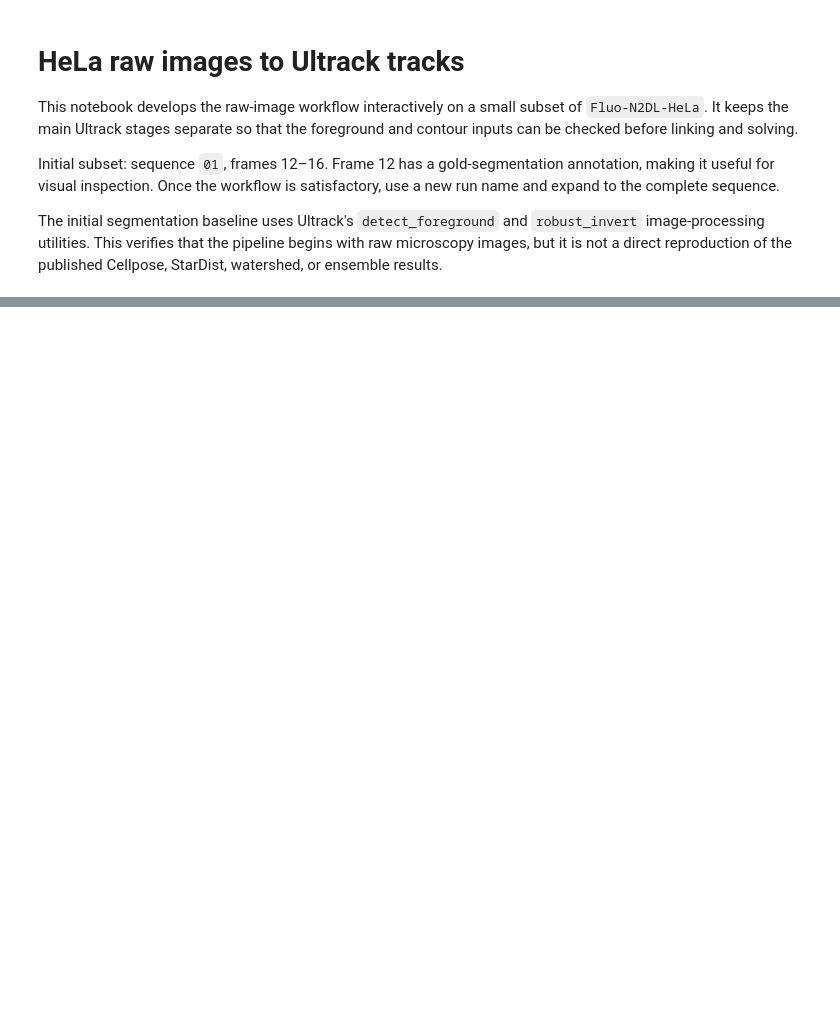
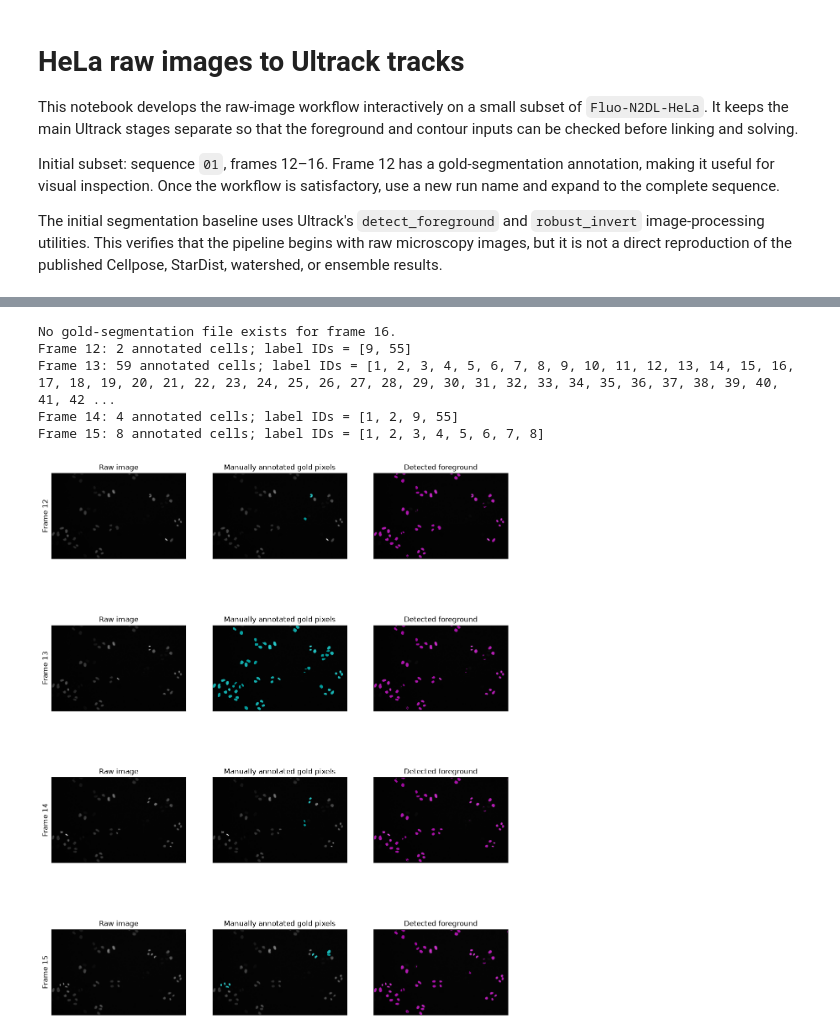
Before and after one commit to dsi-rse/clinic-2026-cell-tracking, a Jupyter notebook: notebooks/ultrack/01_hela_raw_to_tracks.ipynb, the cells around one changed output, grey strips where cells are left out. Drawn from its saved outputs; the diff is of its cells as text; code cells hidden in the pictures; blank space fills up the shorter version.

```diff
--- a/notebooks/ultrack/01_hela_raw_to_tracks.ipynb
+++ b/notebooks/ultrack/01_hela_raw_to_tracks.ipynb
@@ -227,0 +262,79 @@ If cells are missing, adjust the foreground parameters and rerun from Section 4.
+# %%
+
+START_FRAME, END_FRAME = 12, 17  # end exclusive
+
+display_indices = [i for i, f in enumerate(frame_numbers) if START_FRAME <= f < END_FRAME]
+
+# Keep only frames that have a gold-segmentation file
+rows = []
+for idx in display_indices:
+    frame = frame_numbers[idx]
+    gt_path = GT_SEG_DIR / f"man_seg{frame:03d}.tif"
+    if gt_path.is_file():
+        rows.append((idx, frame, gt_path))
+    else:
+        print(f"No gold-segmentation file exists for frame {frame}.")
+
+if rows:
+    figure, axes = plt.subplots(len(rows), 3, figsize=(14, 4.5 * len(rows)), squeeze=False)
+    coverages = {}
+
+    for row, (idx, frame, gt_path) in zip(axes, rows):
+        image = raw_images[idx]
+        mask = foreground[idx].astype(bool)
+
+        gt_labels = tifffile.imread(gt_path)
+
+        label_ids = np.unique(gt_labels)
+        label_ids = label_ids[label_ids != 0]
+
+        print(
+            f"Frame {frame}: {len(label_ids)} annotated cells; "
+            f"label IDs = {label_ids.tolist()}"
+        )
+
+
+        gt_mask = gt_labels > 0
+        coverages[frame] = mask[gt_mask].mean()
+
+        gold_overlay = np.ma.masked_where(
+            ~gt_mask,
+            np.ones_like(gt_mask, dtype=np.uint8),
+        )
+
+        row[0].imshow(image, cmap="gray")
+        row[0].set_title("Raw image")
+        row[1].imshow(image, cmap="gray")
+        row[1].imshow(
+            np.ma.masked_where(~gt_mask, gt_labels),
+            cmap="tab20",
+            alpha=0.6,
+        )
+
+        row[1].imshow(image, cmap="gray")
+        row[1].imshow(
+            gold_overlay,
+            cmap=ListedColormap(["cyan"]),
+            alpha=0.6,
+        )
+        row[1].set_title("Manually annotated gold pixels")
+
+        row[2].imshow(image, cmap="gray")
+        row[2].imshow(
+            np.ma.masked_where(~mask, mask),
+            cmap=ListedColormap(["fuchsia"]),
+            alpha=0.6,
+        )
+        row[2].set_title("Detected foreground")
+
+        row[0].set_ylabel(f"Frame {frame}", fontsize=12)
+        for axis in row:
+            axis.set_xticks([])
+            axis.set_yticks([])
+# %% [output]
+No gold-segmentation file exists for frame 16.
+Frame 12: 2 annotated cells; label IDs = [9, 55]
+Frame 13: 59 annotated cells; label IDs = [1, 2, 3, 4, 5, 6, 7, 8, 9, 10, 11, 12, 13, 14, 15, 16, 17, 18, 19, 20, 21, 22, 23, 24, 25, 26, 27, 28, 29, 30, 31, 32, 33, 34, 35, 36, 37, 38, 39, 40, 41, 42 ...
+Frame 14: 4 annotated cells; label IDs = [1, 2, 9, 55]
+Frame 15: 8 annotated cells; label IDs = [1, 2, 3, 4, 5, 6, 7, 8]
+[figure, added]
```
Also changed, not shown: parts of 44 cells of this notebook, 4 other files.
